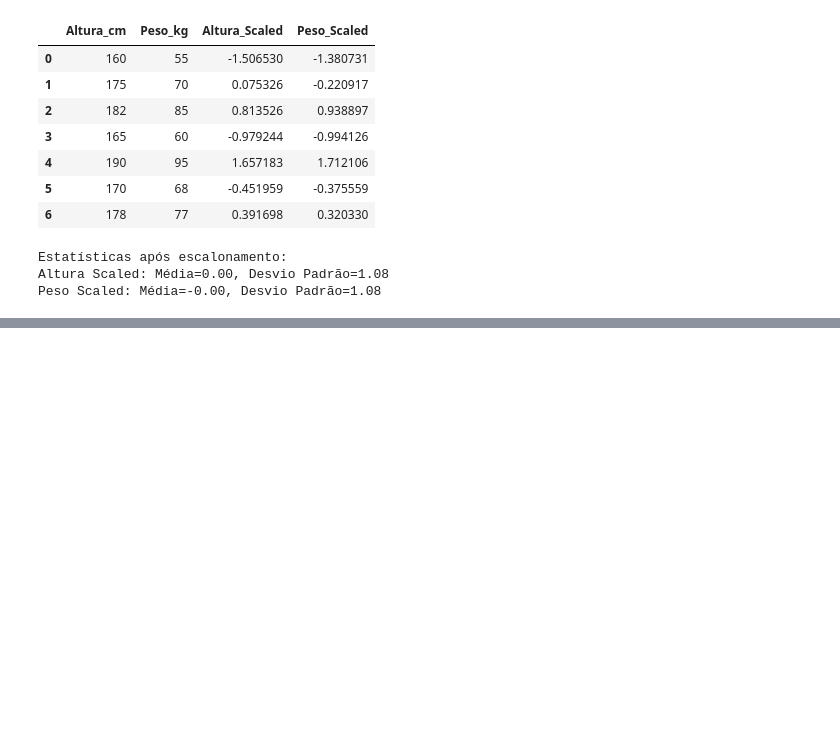
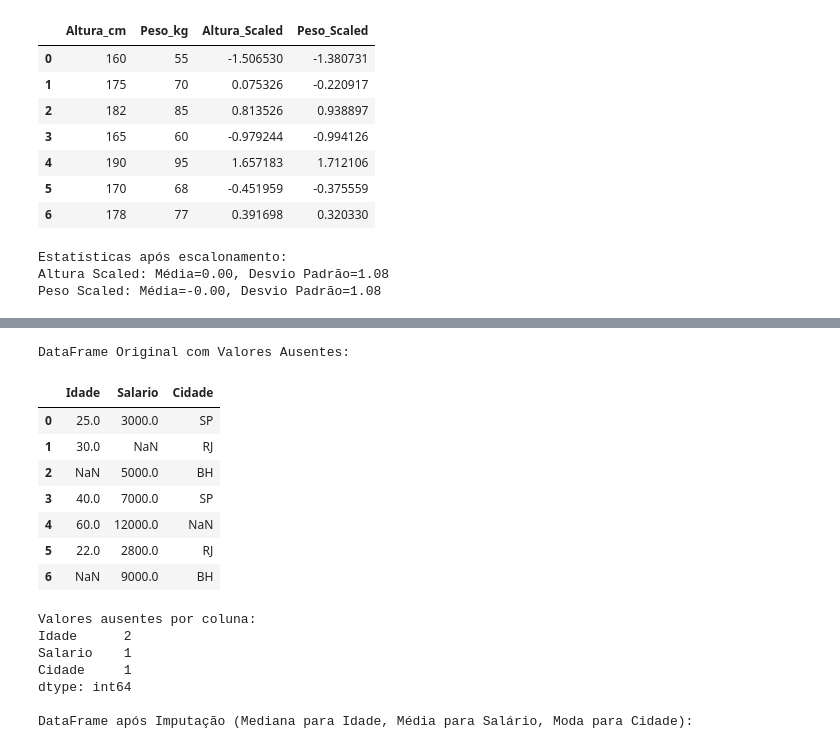
Before and after one commit to JaCaRego/JaCaRego, a Jupyter notebook: Modulo09_Python_Preparacao_de_dados.ipynb, the cells around one changed output, grey strips where cells are left out. Drawn from its saved outputs; the diff is of its cells as text; code cells hidden in the pictures; blank space fills up the shorter version.

```diff
--- a/Modulo09_Python_Preparacao_de_dados.ipynb
+++ b/Modulo09_Python_Preparacao_de_dados.ipynb
@@ -378,0 +677,80 @@ Peso Scaled: Média=-0.00, Desvio Padrão=1.08
+# %%
+import pandas as pd
+import numpy as np
+
+# Criar um DataFrame com valores ausentes
+data = {
+    'Idade': [25, 30, np.nan, 40, 60, 22, np.nan],
+    'Salario': [3000, np.nan, 5000, 7000, 12000, 2800, 9000],
+    'Cidade': ['SP', 'RJ', 'BH', 'SP', np.nan, 'RJ', 'BH']
+}
+df_missing = pd.DataFrame(data)
+
+print("DataFrame Original com Valores Ausentes:")
+display(df_missing)
+
+# Verificar a quantidade de valores ausentes por coluna
+print("\nValores ausentes por coluna:")
+print(df_missing.isnull().sum())
+
+# --- Exemplo de Imputação ---
+
+# 1. Imputação por Mediana para 'Idade' (numérica, mais robusta a outliers)
+df_imputed_median = df_missing.copy()
+median_age = df_imputed_median['Idade'].median()
+df_imputed_median['Idade'] = df_imputed_median['Idade'].fillna(median_age)
+
+# 2. Imputação por Média para 'Salario' (numérica, se não houver outliers significativos)
+df_imputed_mean = df_imputed_median.copy() # Continuar do DataFrame com Idade imputada
+mean_salary = df_imputed_mean['Salario'].mean()
+df_imputed_mean['Salario'] = df_imputed_mean['Salario'].fillna(mean_salary)
+
+# 3. Imputação por Moda para 'Cidade' (categórica)
+df_imputed_mode = df_imputed_mean.copy() # Continuar do DataFrame com Idade e Salario imputados
+mode_city = df_imputed_mode['Cidade'].mode()[0] # .mode() retorna uma Series, pegamos o primeiro valor
+df_imputed_mode['Cidade'] = df_imputed_mode['Cidade'].fillna(mode_city)
+
+print("\nDataFrame após Imputação (Mediana para Idade, Média para Salário, Moda para Cidade):")
+display(df_imputed_mode)
+
+print("\nValores ausentes após Imputação:")
+print(df_imputed_mode.isnull().sum())
+
+print("\nEstatísticas após Imputação:")
+print(f"Idade - Média: {df_imputed_mode['Idade'].mean():.2f}, Mediana: {df_imputed_mode['Idade'].median():.2f}, Moda: {df_imputed_mode['Idade'].mode()[0]:.2f}")
+print(f"Salario - Média: {df_imputed_mode['Salario'].mean():.2f}, Mediana: {df_imputed_mode['Salario'].median():.2f}, Moda: {df_imputed_mode['Salario'].mode()[0]:.2f}")
+print(f"Cidade - Moda: {df_imputed_mode['Cidade'].mode()[0]}")
+
+# --- Exemplo de Remoção (com cautela!) ---
+
+# Criar um novo DataFrame para demonstração de remoção para não alterar o anterior
+df_removed = pd.DataFrame(data)
+
+print("\nDataFrame Original para Remoção:")
+display(df_removed)
+
+# Remover linhas que contêm QUALQUER valor ausente
+# Use com muita cautela, pois pode remover muitos dados!
+df_removed_rows = df_removed.dropna()
+
+print("\nDataFrame após Remoção de Linhas com Valores Ausentes:")
+display(df_removed_rows)
+
+print(f"Linhas removidas: {len(df_removed) - len(df_removed_rows)}")
+# %% [output]
+DataFrame Original com Valores Ausentes:
+|  | Idade | Salario | Cidade |
+| 0 | 25.0 | 3000.0 | SP |
+| 1 | 30.0 | NaN | RJ |
+| 2 | NaN | 5000.0 | BH |
+| 3 | 40.0 | 7000.0 | SP |
+| 4 | 60.0 | 12000.0 | NaN |
+| 5 | 22.0 | 2800.0 | RJ |
+| 6 | NaN | 9000.0 | BH |
+Valores ausentes por coluna:
+Idade      2
+Salario    1
+Cidade     1
+dtype: int64
+
+DataFrame após Imputação (Mediana para Idade, Média para Salário, Moda para Cidade):
```
Also changed, not shown: parts of 10 cells of this notebook.
